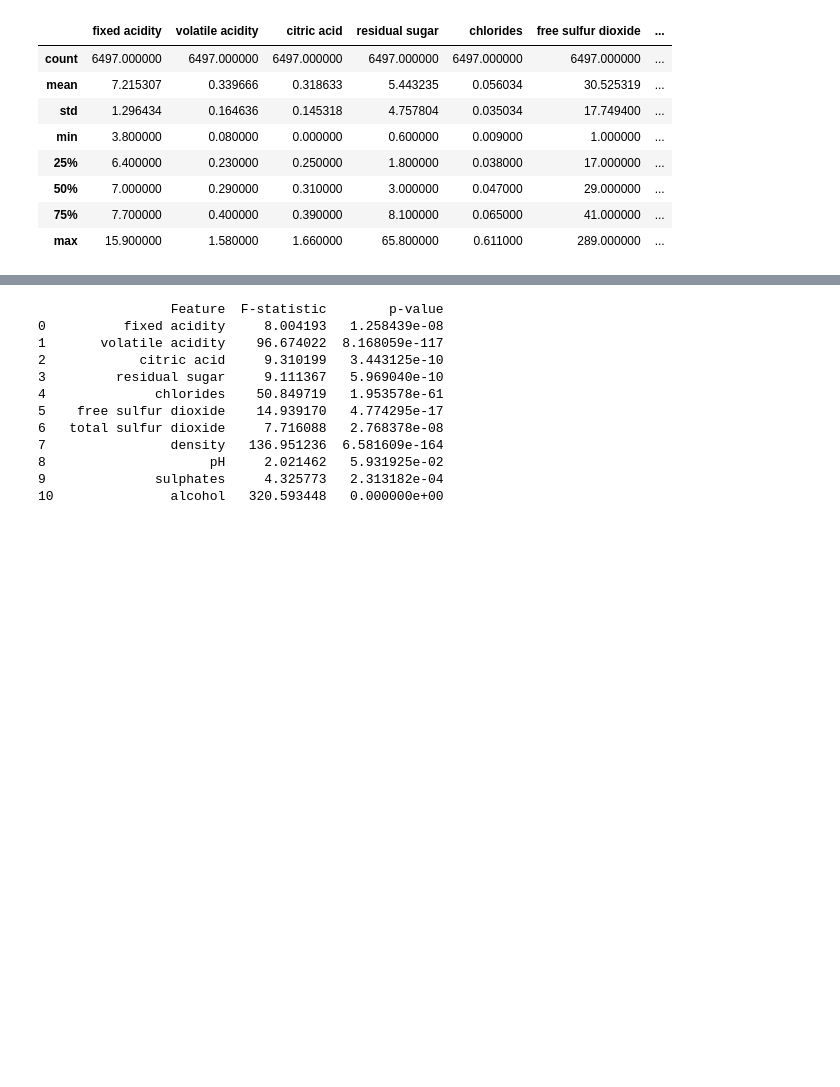
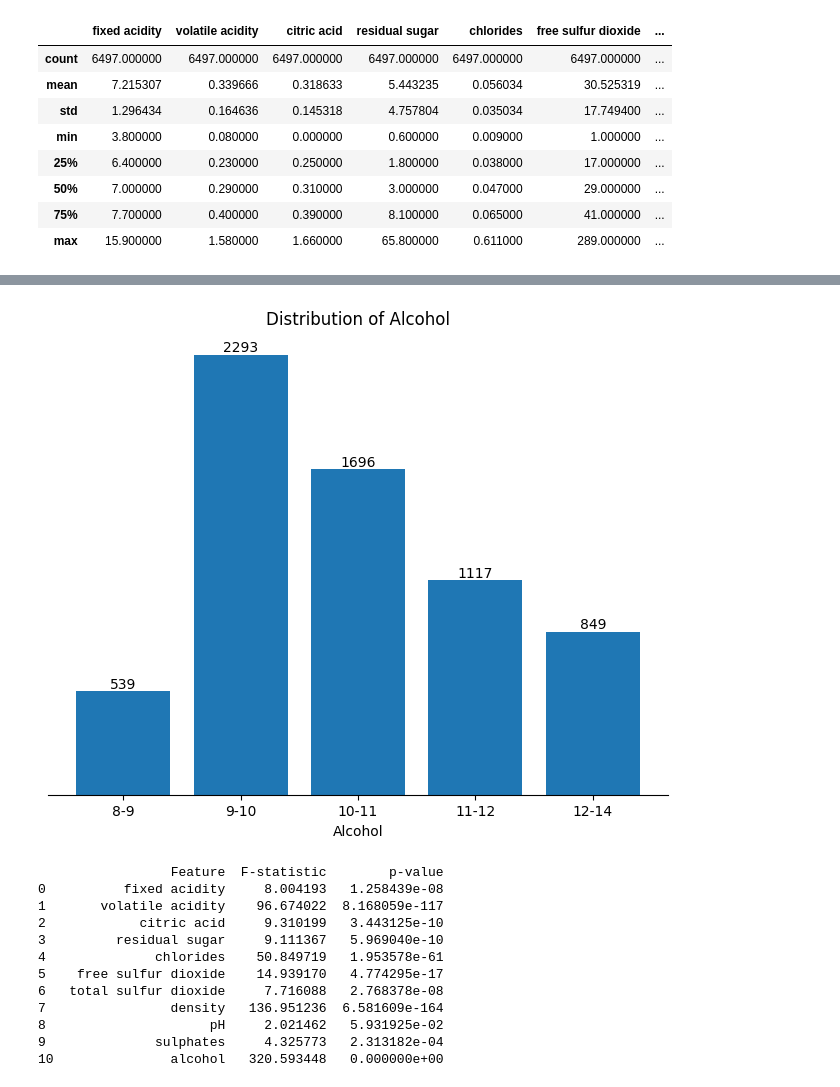
Before and after one commit to Clustering-Project/wine_quality_project, a Jupyter notebook: John/explore.ipynb, the cells around one changed output, grey strips where cells are left out. Drawn from its saved outputs; the diff is of its cells as text; code cells hidden in the pictures; blank space fills up the shorter version.

Commit message:
Explore Alcohol

```diff
--- a/John/explore.ipynb
+++ b/John/explore.ipynb
@@ -97,3 +122,35 @@ df.describe()
+# %%
+# Define the bin edges and labels
+bin_edges = [8, 9, 10, 11, 12, 14]
+bin_labels = ['8-9', '9-10', '10-11', '11-12', '12-14']
+
+# Bin the 'alcohol' values
+df['alcohol_bins'] = pd.cut(df['alcohol'], bins=bin_edges, labels=bin_labels, include_lowest=True)
+
+# Count the values in each bin
+alcohol_counts = df['alcohol_bins'].value_counts().sort_index()
+
+plt.figure(figsize=(8, 6))
+ax = plt.bar(alcohol_counts.index, alcohol_counts.values)
+
+# Adding value counts on top of each bar
+for i, count in enumerate(alcohol_counts.values):
+    plt.text(i, count, str(count), ha='center', va='bottom')
+
+# Removing the y-axis
+plt.gca().get_yaxis().set_visible(False)
+
+# Removing left, right, and top lines of the current axes
+plt.gca().spines['left'].set_visible(False)
+plt.gca().spines['right'].set_visible(False)
+plt.gca().spines['top'].set_visible(False)
+
+plt.xlabel('Alcohol')
+plt.title('Distribution of Alcohol')
+plt.xticks(alcohol_counts.index)
+plt.show()
+# %% [output]
+[figure, added]
 # %%
 import pandas as pd
 import scipy.stats as stats
```
Also changed, not shown: parts of 1 cell of this notebook.
